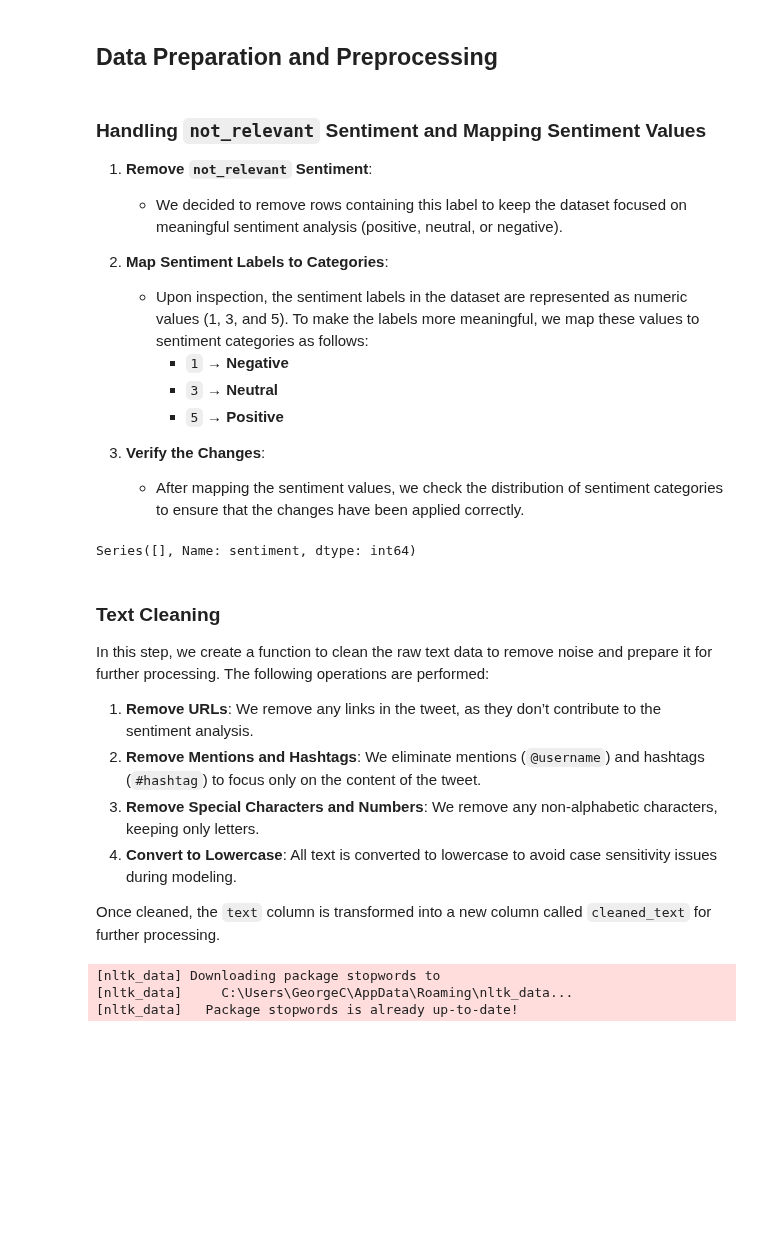
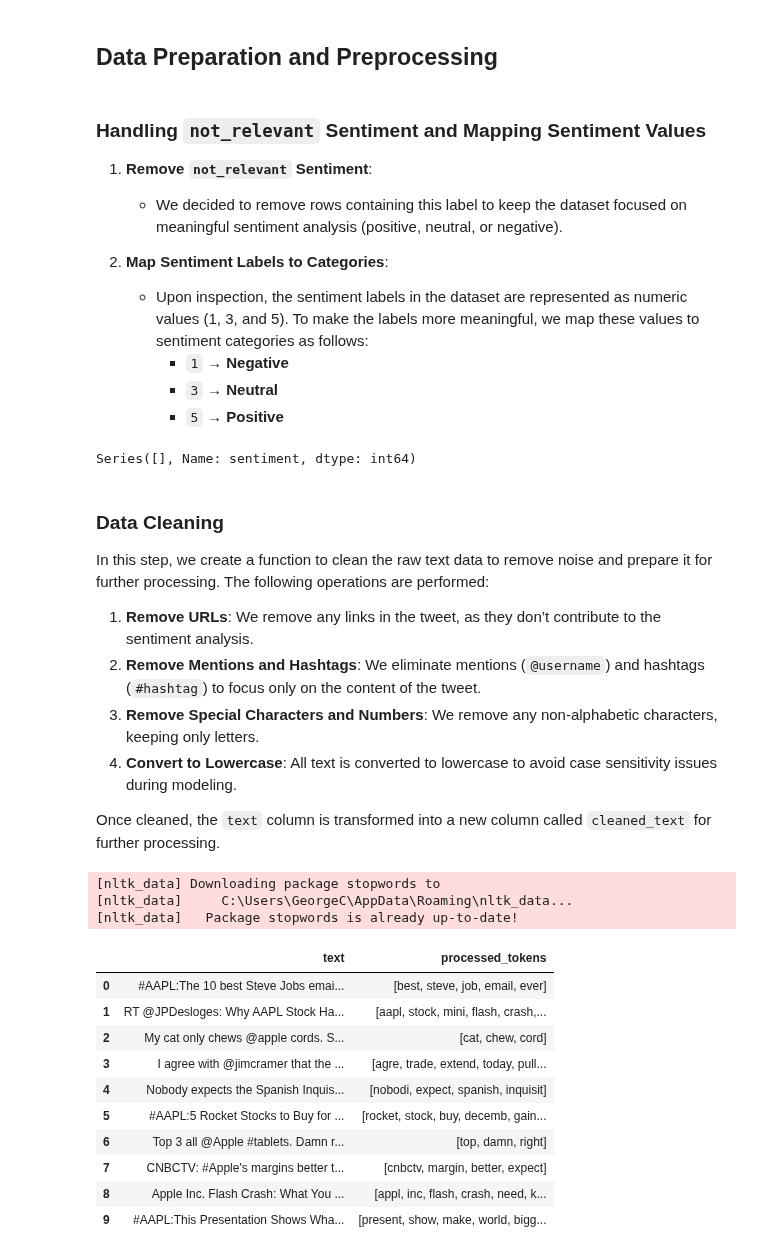
Before and after one commit to George-Chira/twitter-sentiment-analysis, a Jupyter notebook: notebooks/Chira.ipynb, the cells around one changed output. Cells and saved outputs as stored; diff of their text form; code cells hidden in the pictures; blank space fills up the shorter version.

```diff
--- a/notebooks/Chira.ipynb
+++ b/notebooks/Chira.ipynb
@@ -146,9 +148,6 @@ print(text)
      - `1` → **Negative**
      - `3` → **Neutral**
      - `5` → **Positive**
-
-3. **Verify the Changes**:
-   - After mapping the sentiment values, we check the distribution of sentiment categories to ensure that the changes have been applied correctly.
 # %%
 # Remove rows where sentiment is 'not_relevant'
 df_tweets = df_tweets[df_tweets['sentiment'] != 'not_relevant']
@@ -162,7 +161,7 @@ df_tweets['sentiment'].value_counts()
 # %% [output]
 Series([], Name: sentiment, dtype: int64)
 # %% [markdown]
-### Text Cleaning
+### Data Cleaning
 
 In this step, we create a function to clean the raw text data to remove noise and prepare it for further processing. The following operations are performed:
 
@@ -179,33 +178,48 @@ from nltk.tokenize import RegexpTokenizer
 from nltk.corpus import stopwords
 from nltk.stem import PorterStemmer
 
 # Download necessary NLTK data files
 nltk.download('stopwords')
 
 # initializing the RegexpTokenizer, porterstemmer and stopwords
 tokenizer = RegexpTokenizer(r"(?u)\w{3,}") #tokenizer that keeps 3 letter words
 stopwords_list = set(stopwords.words('english'))
 stemmer = PorterStemmer()
 
-def preprocess_text(textm tokenizer, stopwords_list, stemmer):
+def preprocess_text(text, tokenizer, stopwords_list, stemmer):
     # Step 1: Remove URLs
-    text = re.sub(r'http\S+www\S+', " " text)  # Removes any URL links starting with http or www
+    text = re.sub(r'http\S+|www\S+', " " , text)  # Removes any URL links starting with http or www
     # Step 2: Remove mentions and hashtags
     text = re.sub(r'@\w+|#\w+', " " , text) #remove usernames and hashtags
     # Step 3: Remove special characters and numbers, keeping only alphabetic characters
-    text = re.sub(r'[^a-zA-Z\s]', " " text) #remove special characters retaing alphabet words only
+    text = re.sub(r'[^a-zA-Z\s]', " " , text) #remove special characters retaing alphabet words only
     # Step 4: Standardize case (lowercase the text)
     text = text.lower()
 
     # Step 5: Tokenize ` Splits text into tokens (words) based on the tokenizer rules
     tokens = tokenizer.tokenize(text)
     # Step 6: Remove stopwords using `stopwords_list`
     tokens = [word for word in tokens if word not in stopwords_list]  # Removes common stopwords
     # Step 7: Stem the tokenized text using `stemmer`
     tokens = [stemmer.stem(word) for word in tokens]  # Reduces words to their root form using stemming
     # Return the preprocessed text
     return tokens  # Returns the processed tokens (cleaned and stemmed)
+
+# Apply function to the dataframe
+df_tweets['processed_tokens'] = df_tweets['text'].apply(lambda x: preprocess_text(x, tokenizer, stopwords_list, stemmer))
+df_tweets[['text', 'processed_tokens']].head(10)
 # %% [output]
 [nltk_data] Downloading package stopwords to
 [nltk_data]     C:\Users\GeorgeC\AppData\Roaming\nltk_data...
 [nltk_data]   Package stopwords is already up-to-date!
+|  | text | processed_tokens |
+| 0 | #AAPL:The 10 best Steve Jobs emai... | [best, steve, job, email, ever] |
+| 1 | RT @JPDesloges: Why AAPL Stock Ha... | [aapl, stock, mini, flash, crash,... |
+| 2 | My cat only chews @apple cords. S... | [cat, chew, cord] |
+| 3 | I agree with @jimcramer that the ... | [agre, trade, extend, today, pull... |
+| 4 | Nobody expects the Spanish Inquis... | [nobodi, expect, spanish, inquisit] |
+| 5 | #AAPL:5 Rocket Stocks to Buy for ... | [rocket, stock, buy, decemb, gain... |
+| 6 | Top 3 all @Apple #tablets. Damn r... | [top, damn, right] |
+| 7 | CNBCTV: #Apple's margins better t... | [cnbctv, margin, better, expect] |
+| 8 | Apple Inc. Flash Crash: What You ... | [appl, inc, flash, crash, need, k... |
+| 9 | #AAPL:This Presentation Shows Wha... | [present, show, make, world, bigg... |
```
Also changed, not shown: parts of 3 cells of this notebook.
